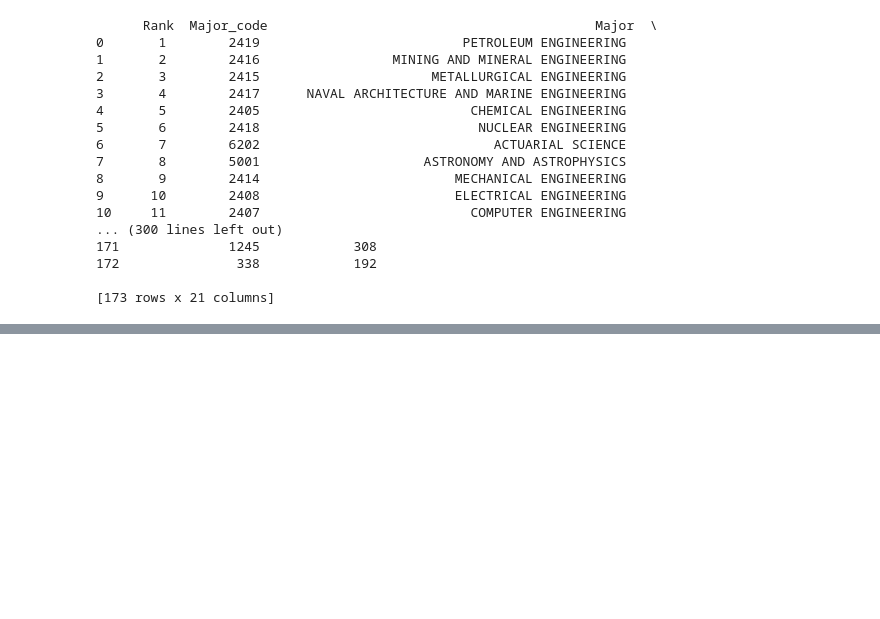
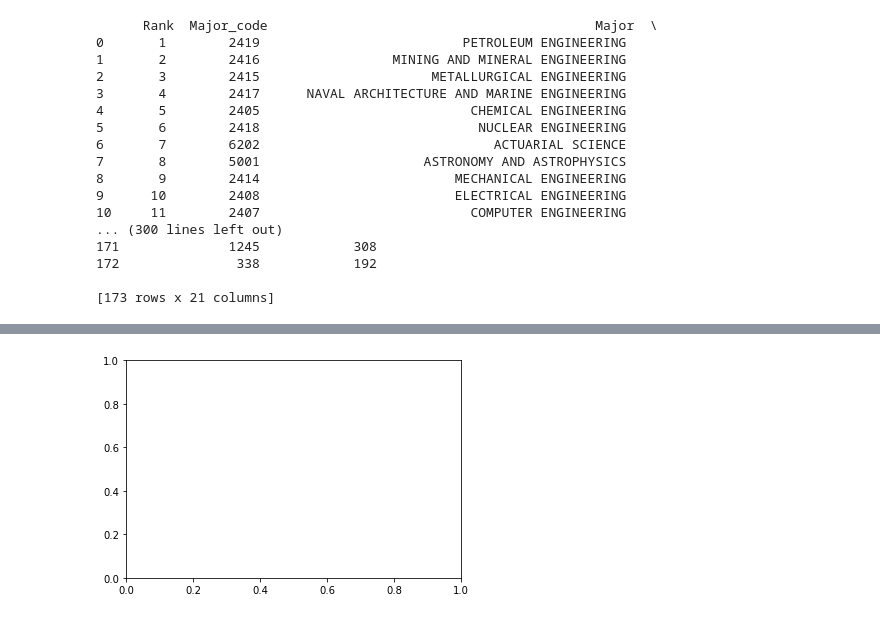
Before and after one commit to missyalienn/nyuDataBootcamp, a Jupyter notebook: bootcamp_sandbox.ipynb, the cells around one changed output, grey strips where cells are left out. Drawn from its saved outputs; the diff is of its cells as text; code cells hidden in the pictures; blank space fills up the shorter version.

```diff
--- a/bootcamp_sandbox.ipynb
+++ b/bootcamp_sandbox.ipynb
@@ -72,0 +94,5 @@ Date
+# %%
+import matplotlib.pyplot as plt
+fig, ax = plt.subplots() #Create fig and ax objects
+# %% [output]
+[figure, added]
```
Also changed, not shown: parts of 5 cells of this notebook.
